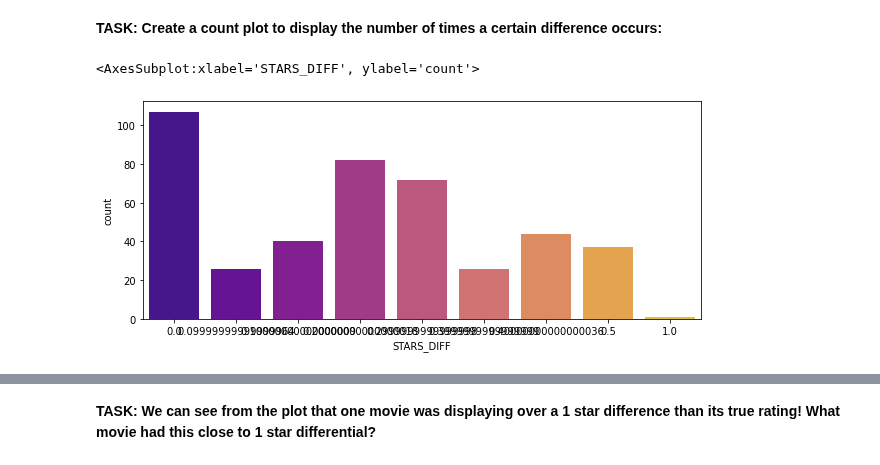
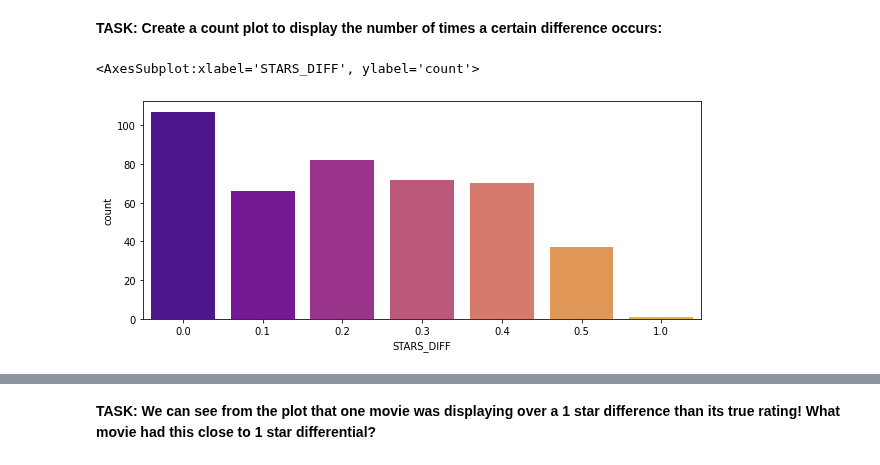
Before and after one commit to Denisse-AB/machine-learning, a Jupyter notebook: Capstone-Project-Numpy-Seaborn.ipynb, the cells around one changed output, grey strips where cells are left out. Drawn from its saved outputs; the diff is of its cells as text; code cells hidden in the pictures.

```diff
--- a/Capstone-Project-Numpy-Seaborn.ipynb
+++ b/Capstone-Project-Numpy-Seaborn.ipynb
@@ -208,11 +209,13 @@ plt.legend(["RATING", "STARS"], bbox_to_anchor=(1.20, 0.5))
 **TASK: Let's now actually quantify this discrepancy. Create a new column of the different between STARS displayed versus true RATING. Calculate this difference with STARS-RATING and round these differences to the nearest decimal point.**
 # %%
 fandango['STARS_DIFF'] = fandango['STARS']  - fandango['RATING']
+# %%
+fandango['STARS_DIFF'] = fandango['STARS_DIFF'].round(2)
 # %% [markdown]
 **TASK: Create a count plot to display the number of times a certain difference occurs:**
 # %%
 plt.figure(figsize=(10,4))
-sns.countplot(x="STARS_DIFF", data=fandango, palette='plasma')
+sns.countplot(data=fandango, x="STARS_DIFF", palette='plasma')
 # %% [output]
 <AxesSubplot:xlabel='STARS_DIFF', ylabel='count'>
-[figure, old version]
+[figure, new version]
```
Also changed, not shown: parts of 12 cells of this notebook.
